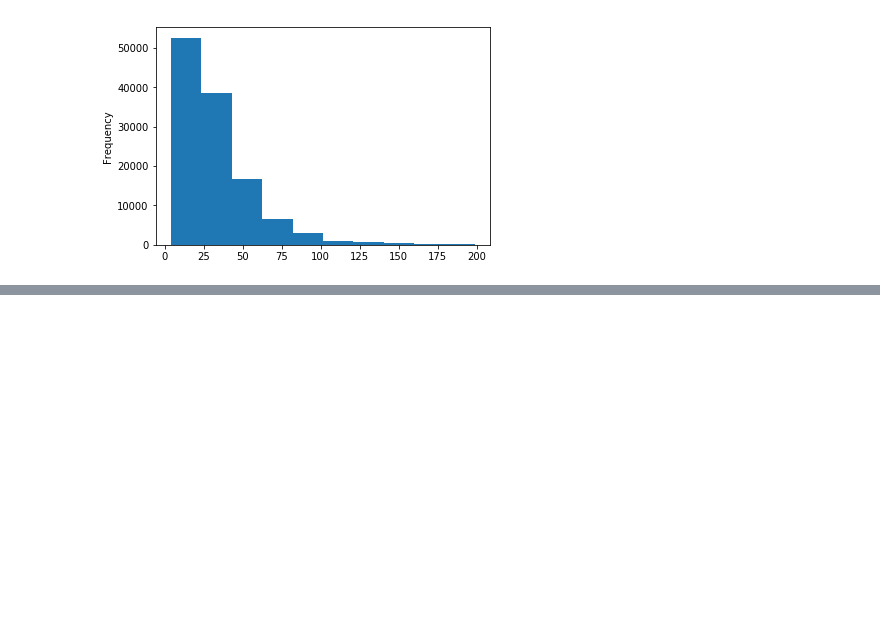
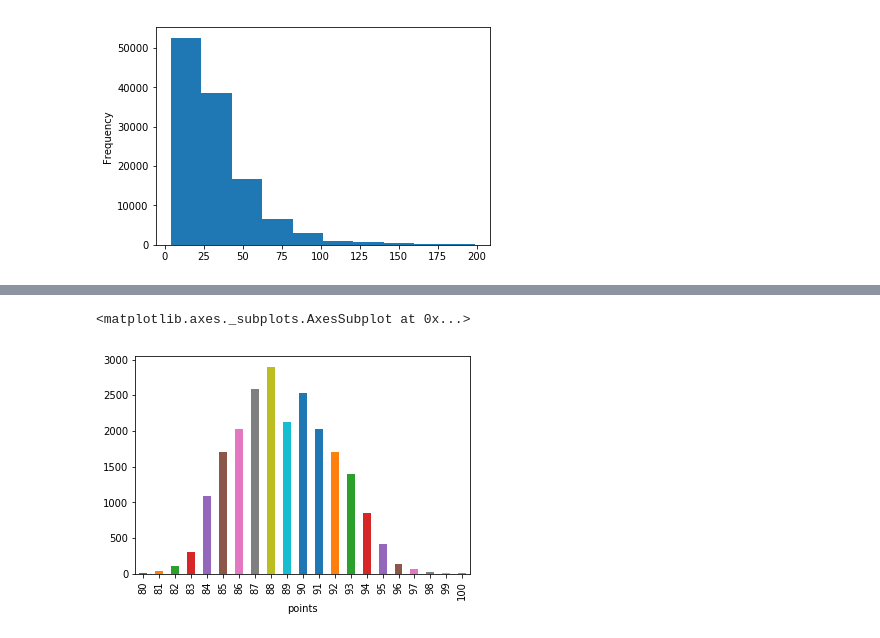
Before and after one commit to StefanIsaksson/learning-pandas, a Jupyter notebook: wine/WineReviews.ipynb, the cells around one changed output, grey strips where cells are left out. Saved outputs shown, nothing was run; the diff lists cells and outputs as text; code cells hidden in the pictures; blank space fills up the shorter version.

```diff
--- a/wine/WineReviews.ipynb
+++ b/wine/WineReviews.ipynb
@@ -1007,0 +621,5 @@ reviews[reviews['price'] < 200]['price'].plot.hist()
+# %%
+france_score.plot.bar()
+# %% [output]
+<matplotlib.axes._subplots.AxesSubplot at 0x...>
+[figure, added]
```
Also changed, not shown: parts of 44 cells of this notebook.
